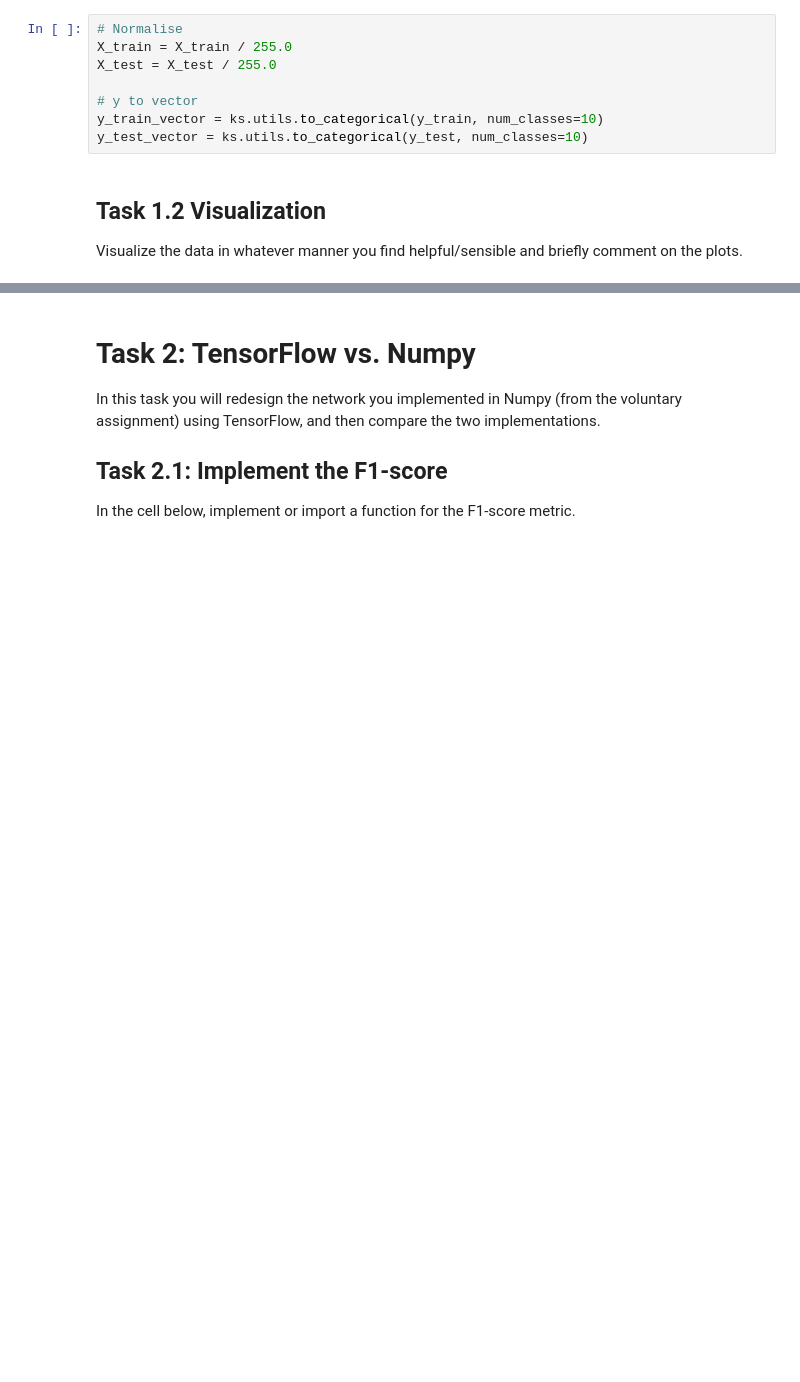
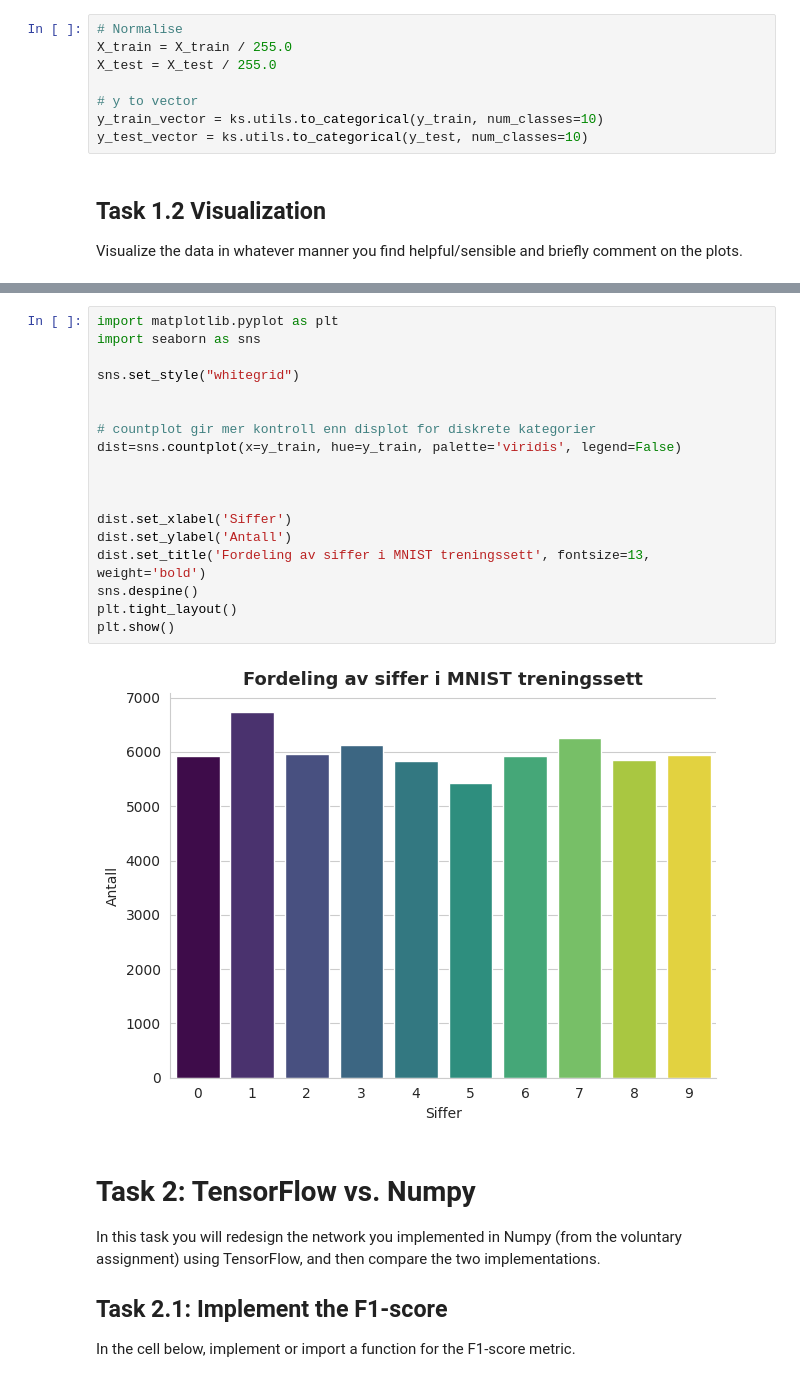
Before and after one commit to hskramstad00/DAT300, a Jupyter notebook: Assignments/CA1_template/CA1_template.ipynb, the cells around one changed output, grey strips where cells are left out. Drawn from its saved outputs; the diff is of its cells as text; blank space fills up the shorter version.

```diff
--- a/Assignments/CA1_template/CA1_template.ipynb
+++ b/Assignments/CA1_template/CA1_template.ipynb
@@ -115,3 +117,23 @@ X_train shape: (60000, 28, 28) X_test shape: (10000, 28, 28)
+# %%
+import matplotlib.pyplot as plt
+import seaborn as sns
+
+sns.set_style("whitegrid")
+
+
+# countplot gir mer kontroll enn displot for diskrete kategorier
+dist=sns.countplot(x=y_train, hue=y_train, palette='viridis', legend=False)
+
+
+
+dist.set_xlabel('Siffer')
+dist.set_ylabel('Antall')
+dist.set_title('Fordeling av siffer i MNIST treningssett', fontsize=13, weight='bold')
+sns.despine()
+plt.tight_layout()
+plt.show()
+# %% [output]
+[figure, added]
 # %% [markdown]
 # Task 2: TensorFlow vs. Numpy
 In this task you will redesign the network you implemented in Numpy (from the voluntary assignment) using TensorFlow, and then compare the two implementations.
```
Also changed, not shown: parts of 1 cell of this notebook.
